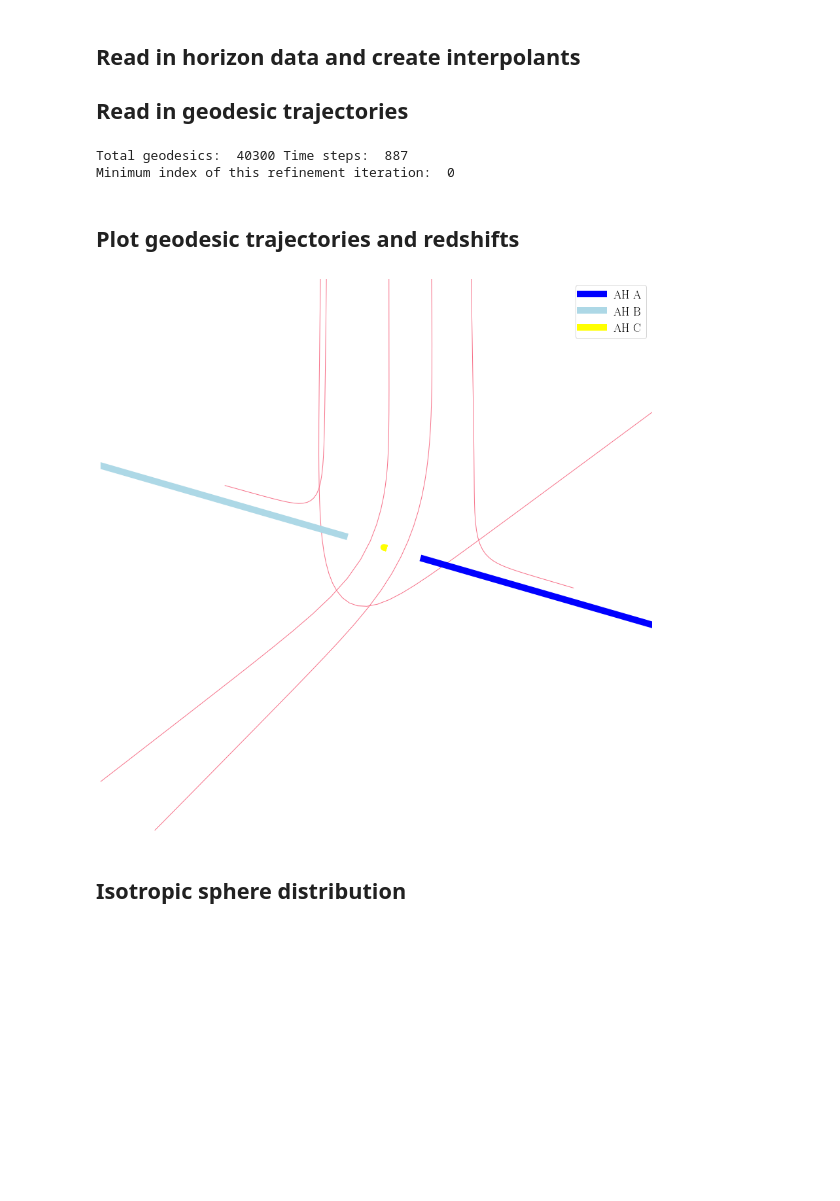
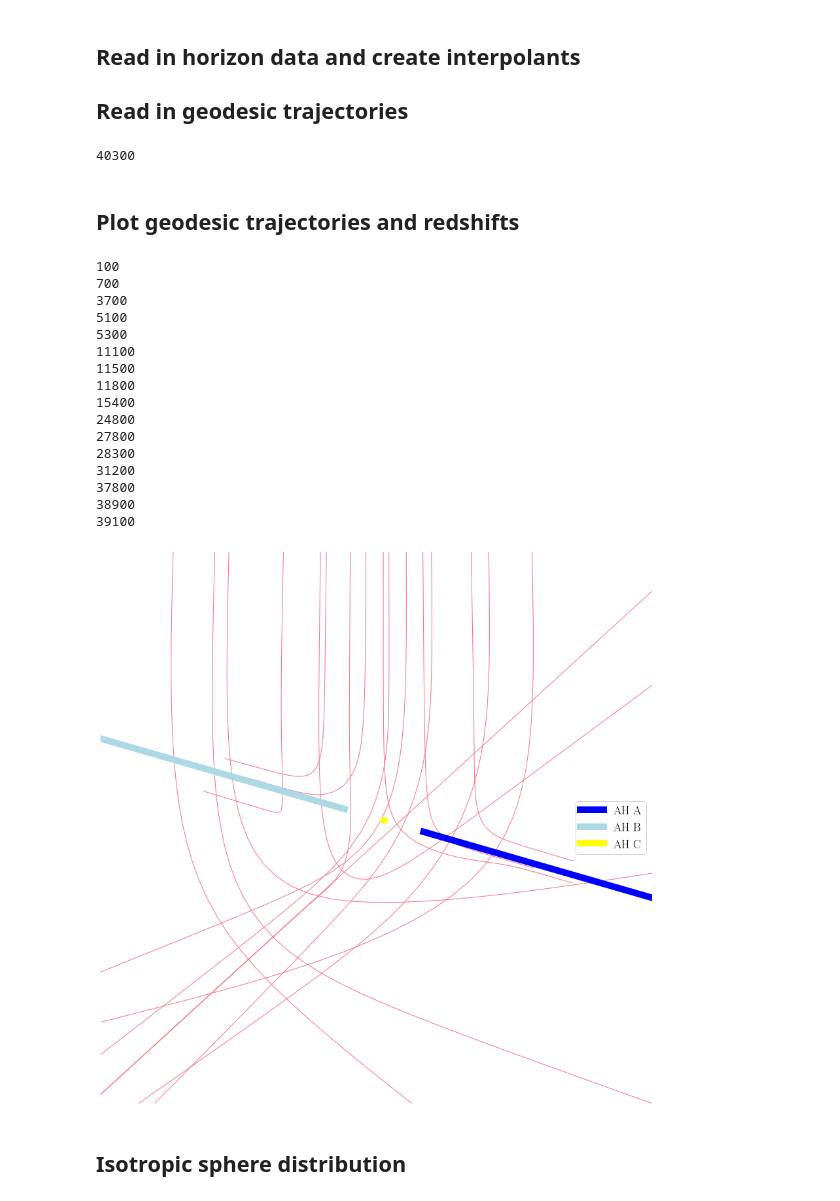
Before and after one commit to mariaokounkova/TracingMerger, a Jupyter notebook: Analysis.ipynb, the cells around one changed output. Drawn from its saved outputs; the diff is of its cells as text; code cells hidden in the pictures; blank space fills up the shorter version.

Commit message:
GetMaxGeodesic: return max index of geodesic
For all of the *.dat geodesic files, return the maximum
index

```diff
--- a/Analysis.ipynb
+++ b/Analysis.ipynb
@@ -368,9 +369,19 @@ def GetGeodesicTrajectory(p, n):
     f = p + 'Trajectories/' + str(n) + '.dat'
     t, x, y, z = np.loadtxt(f, comments="#",usecols=([0,1,2,3]),unpack=True)
     return t, x, y, z
+
+def GetMaxGeodesic(p):
+    """ Read in the post-processed trajectory for the nth geodesic """
+    n = 0
+    for n in np.arange(0, 1000000, 1):
+        f = p + 'Trajectories/' + str(n) + '.dat'
+        if (not path.exists(f)):
+            return n
+    return n
+
+GetMaxGeodesic('Data/TraceHeadOn_0_0_100/')
 # %% [output]
-Total geodesics:  40300 Time steps:  887
-Minimum index of this refinement iteration:  0
+40300
 # %% [markdown]
 ## Plot geodesic trajectories and redshifts
 # %%
@@ -378,42 +389,59 @@ Minimum index of this refinement iteration:  0
 def PlotGetTrajectoriesFromH5(p_arr, figname):
 
     def plot_trajectories_file(p, color):
-        for n in np.arange(0, 10000, 100):
+        for n in np.arange(0, GetMaxGeodesic(p), 100):
             t, x, y, z = GetGeodesicTrajectory(p, n)
             horizon_dist = min_distance_to_horizon(t, x, y, z)
             if (horizon_dist < 3.5):
+                print(n)
                 ax.plot(x, y, z, lw=1.0, color=color)
 
     fig = plt.figure(figsize=(12,12))
     ax = fig.add_subplot(111, projection='3d')
 
     cs = sns.color_palette('husl', n_colors=len(p_arr))
     for p, i in zip(p_arr, range(len(p_arr))):
         plot_trajectories_file(p, cs[i])
 
     ## Add in the horizons
     for horizon, color in zip(["A", "B", "C"], ["blue", "lightblue", "yellow"]):
         t_h, x_h, y_h, z_h = read_horizon_trajectories(horizon)
         plt.plot(x_h, y_h, z_h, label="AH " + horizon, color=color, lw = 10.0)
 
     #ax.scatter([0.0], [0.0], [0.0], color='red', s =100, marker='+')
     ax.set_xlabel('Camera X',labelpad=20)
     ax.set_ylabel('Camera Y', labelpad=20)
     ax.set_zlabel('Camera Z', labelpad=20)
     lim = 5
     ax.set_xlim(-lim, lim)
     ax.set_ylim(-lim, lim)
     ax.set_zlim(-lim, lim)
     ax.set_axis_off()
 
     plt.legend()
     plt.tight_layout()
     plt.savefig('Histories_' + figname + '.pdf')
     plt.show()
 
 PlotGetTrajectoriesFromH5(['Data/TraceHeadOn_0_0_100/'], 'Focused')
 # %% [output]
+100
+700
+3700
+5100
+5300
+11100
+11500
+11800
+15400
+24800
+27800
+28300
+31200
+37800
+38900
+39100
-[figure, old version]
+[figure, new version]
 # %% [markdown]
 ## Isotropic sphere distribution
 # %%
```
Also changed, not shown: parts of 1 cell of this notebook.
